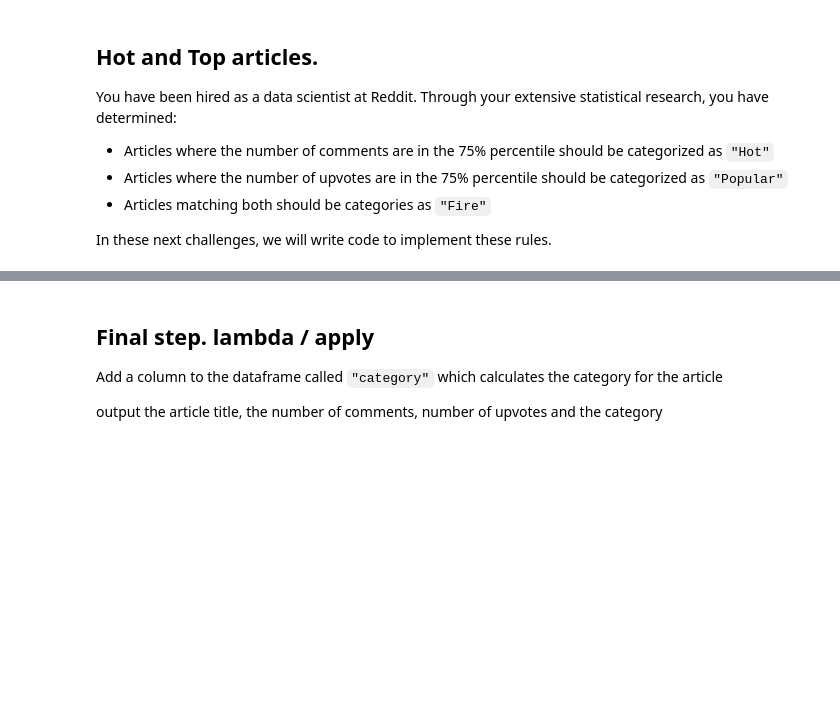
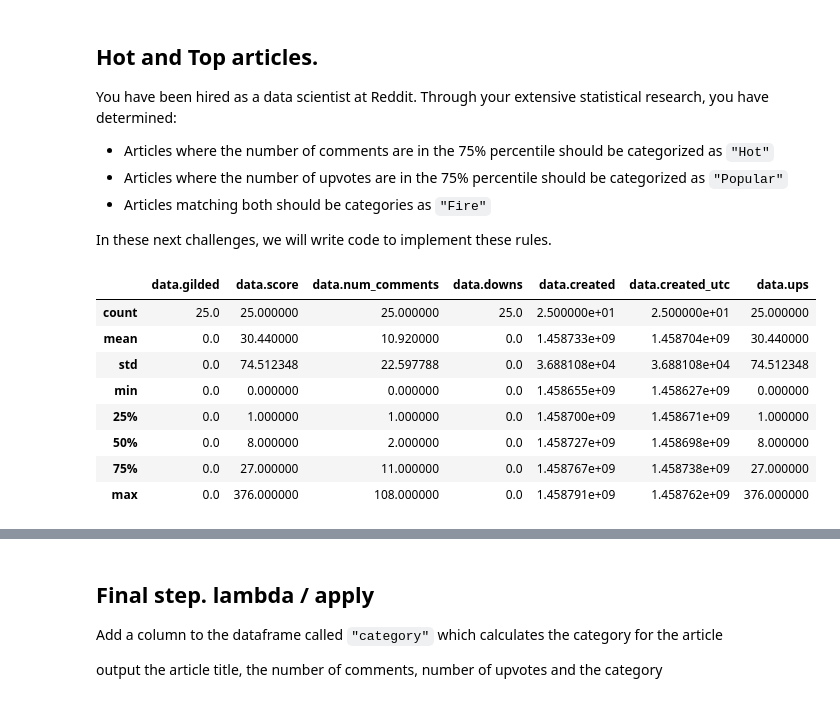
Before and after one commit to ist256/fall2024, a Jupyter notebook: lessons/11-Pandas-II/SmallGroup-PandasII.ipynb, the cells around one changed output, grey strips where cells are left out. Cells and saved outputs as stored; diff of their text form; code cells hidden in the pictures; blank space fills up the shorter version.

```diff
--- a/lessons/11-Pandas-II/SmallGroup-PandasII.ipynb
+++ b/lessons/11-Pandas-II/SmallGroup-PandasII.ipynb
@@ -110,5 +235,16 @@ You have been hired as a data scientist at Reddit. Through your extensive statis
 In these next challenges, we will write code to implement these rules.
 # %%
 # PROMPT 6 write code to show the statistics of the numerical columns in the `art_df`
+art_df.describe()
+# %% [output]
+|  | data.gilded | data.score | data.num_comments | data.downs | data.created | data.created_utc | data.ups |
+| count | 25.0 | 25.000000 | 25.000000 | 25.0 | 2.500000e+01 | 2.500000e+01 | 25.000000 |
+| mean | 0.0 | 30.440000 | 10.920000 | 0.0 | 1.458733e+09 | 1.458704e+09 | 30.440000 |
+| std | 0.0 | 74.512348 | 22.597788 | 0.0 | 3.688108e+04 | 3.688108e+04 | 74.512348 |
+| min | 0.0 | 0.000000 | 0.000000 | 0.0 | 1.458655e+09 | 1.458627e+09 | 0.000000 |
+| 25% | 0.0 | 1.000000 | 1.000000 | 0.0 | 1.458700e+09 | 1.458671e+09 | 1.000000 |
+| 50% | 0.0 | 8.000000 | 2.000000 | 0.0 | 1.458727e+09 | 1.458698e+09 | 8.000000 |
+| 75% | 0.0 | 27.000000 | 11.000000 | 0.0 | 1.458767e+09 | 1.458738e+09 | 27.000000 |
+| max | 0.0 | 376.000000 | 108.000000 | 0.0 | 1.458791e+09 | 1.458762e+09 | 376.000000 |
 # %%
 # PROMPT 7 which columns represent comments? upvotes? What are the thresholds based on the 75% percentile?
```
Also changed, not shown: parts of 28 cells of this notebook.
